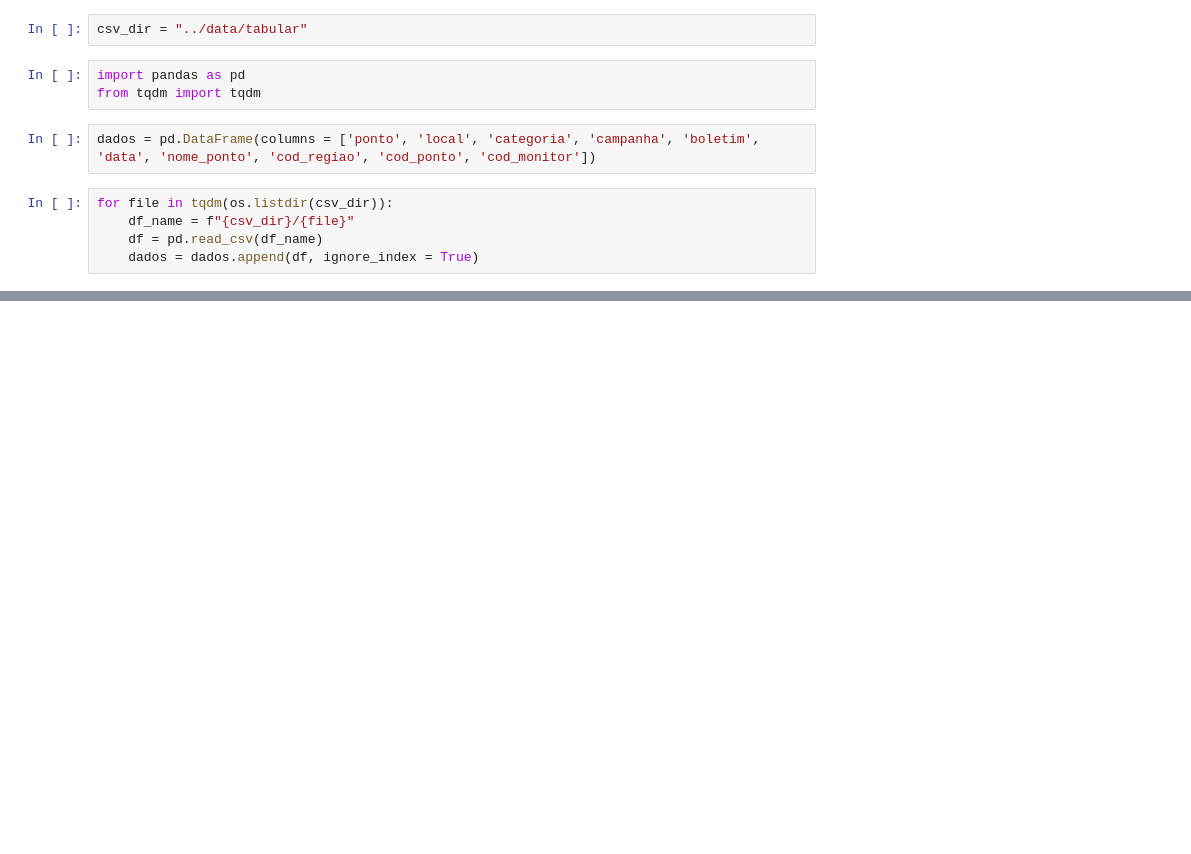
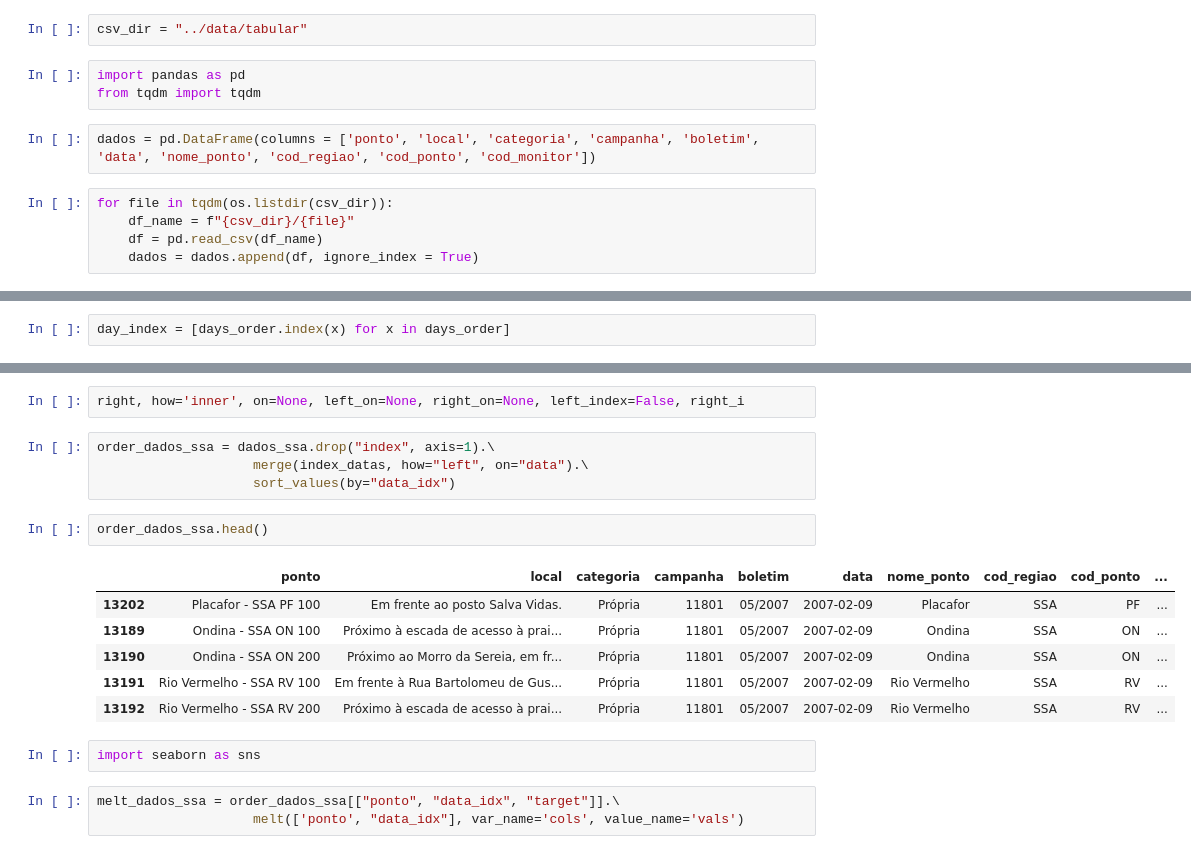
Before and after one commit to adelmofilho/BeachWaterQuality, a Jupyter notebook: notebooks/Untitled.ipynb, the cells around one changed output, grey strips where cells are left out. Saved outputs shown, nothing was run; the diff lists cells and outputs as text; blank space fills up the shorter version.

```diff
--- a/notebooks/Untitled.ipynb
+++ b/notebooks/Untitled.ipynb
@@ -58,0 +75,2 @@ flamengo.groupby("categoria").count()
+# %%
+day_index = [days_order.index(x) for x in days_order]
@@ -58,0 +92,20 @@ flamengo.groupby("categoria").count()
+# %%
+right, how='inner', on=None, left_on=None, right_on=None, left_index=False, right_i
+# %%
+order_dados_ssa = dados_ssa.drop("index", axis=1).\
+                    merge(index_datas, how="left", on="data").\
+                    sort_values(by="data_idx")
+# %%
+order_dados_ssa.head()
+# %% [output]
+|  | ponto | local | categoria | campanha | boletim | data | nome_ponto | cod_regiao | cod_ponto | ... |
+| 13202 | Placafor - SSA PF 100 | Em frente ao posto Salva Vidas. | Própria | 11801 | 05/2007 | 2007-02-09 | Placafor | SSA | PF | ... |
+| 13189 | Ondina - SSA ON 100 | Próximo à escada de acesso à prai... | Própria | 11801 | 05/2007 | 2007-02-09 | Ondina | SSA | ON | ... |
+| 13190 | Ondina - SSA ON 200 | Próximo ao Morro da Sereia, em fr... | Própria | 11801 | 05/2007 | 2007-02-09 | Ondina | SSA | ON | ... |
+| 13191 | Rio Vermelho - SSA RV 100 | Em frente à Rua Bartolomeu de Gus... | Própria | 11801 | 05/2007 | 2007-02-09 | Rio Vermelho | SSA | RV | ... |
+| 13192 | Rio Vermelho - SSA RV 200 | Próximo à escada de acesso à prai... | Própria | 11801 | 05/2007 | 2007-02-09 | Rio Vermelho | SSA | RV | ... |
+# %%
+import seaborn as sns
+# %%
+melt_dados_ssa = order_dados_ssa[["ponto", "data_idx", "target"]].\
+                    melt(['ponto', "data_idx"], var_name='cols', value_name='vals')
```
Also changed, not shown: parts of 22 cells of this notebook, 1 other file.
